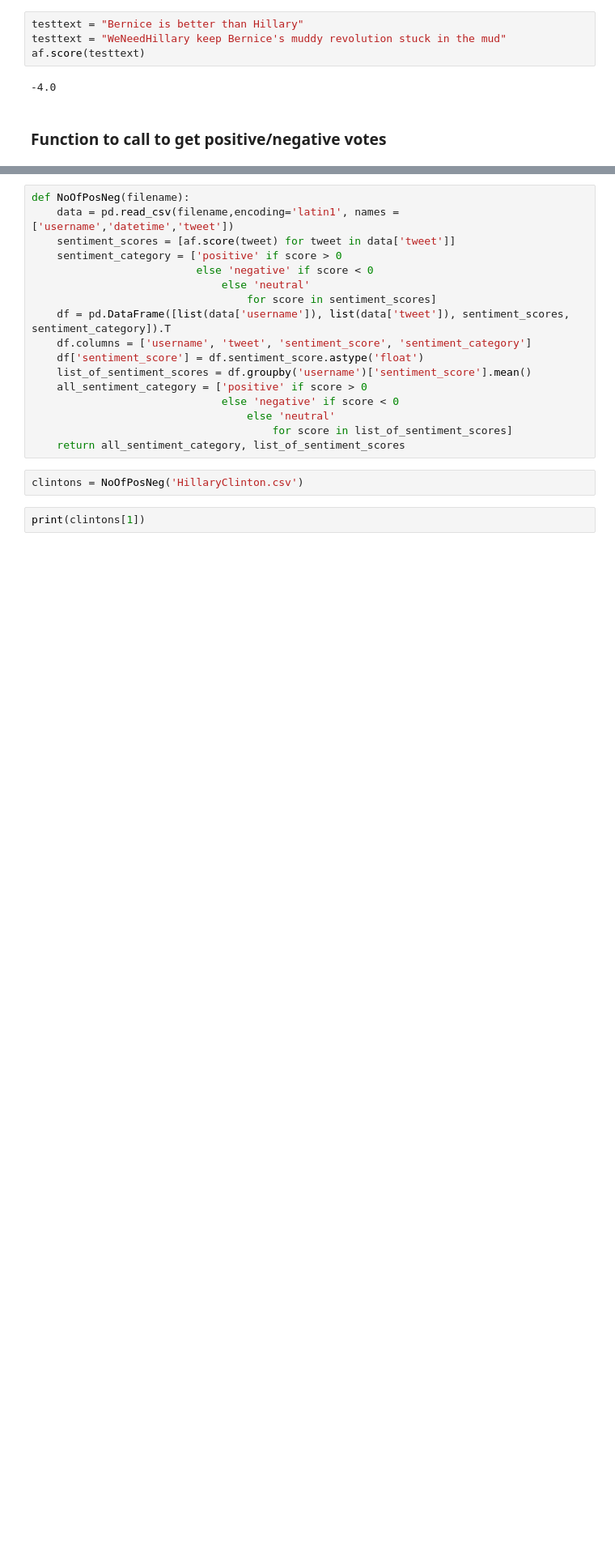
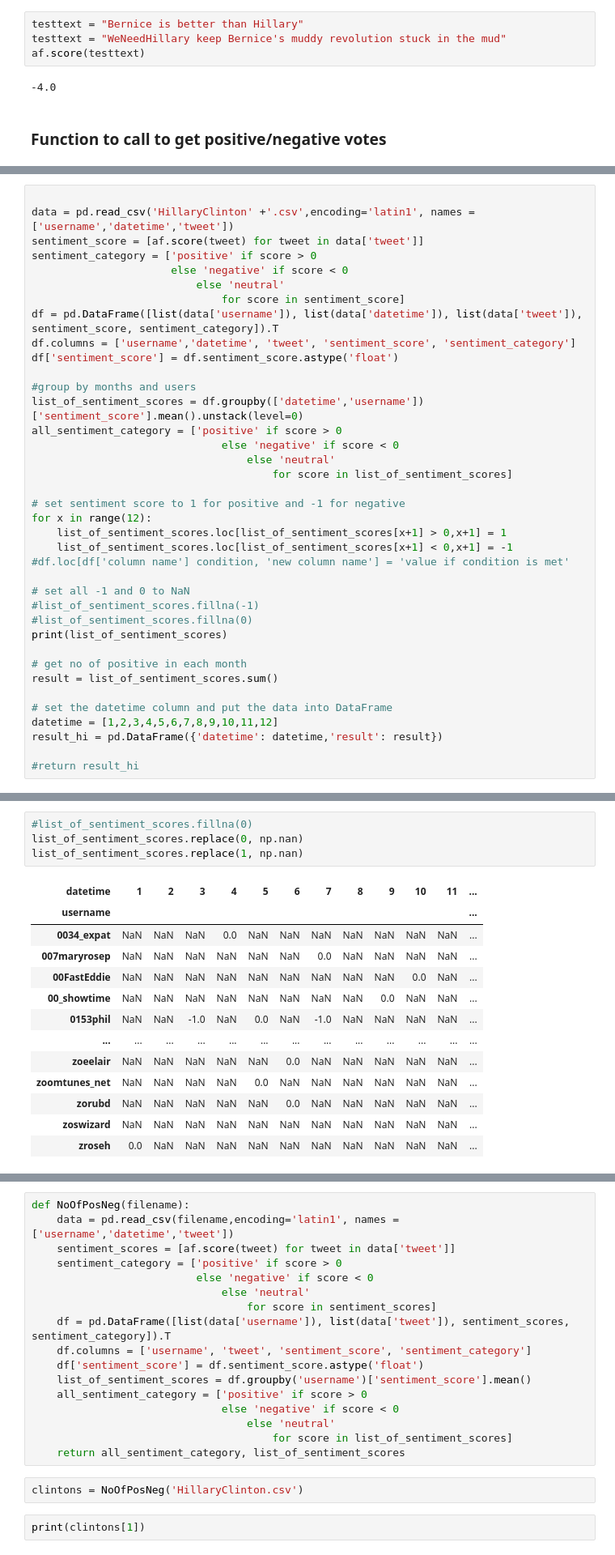
Before and after one commit to jaydenhojingrong/DAP-Best-eggs, a Jupyter notebook: Other Analysis/Other Analysis.ipynb, the cells around one changed output, grey strips where cells are left out. Shown: that part at 81% size. Cells and saved outputs as stored; diff of their text form; blank space fills up the shorter version.

```diff
--- a/Other Analysis/Other Analysis.ipynb
+++ b/Other Analysis/Other Analysis.ipynb
@@ -76,0 +102,38 @@ plt.title("Trump v.s. Hillary\n Positive User per month", y=1.02, fontsize=22);
+# %%
+
+data = pd.read_csv('HillaryClinton' +'.csv',encoding='latin1', names = ['username','datetime','tweet'])
+sentiment_score = [af.score(tweet) for tweet in data['tweet']]
+sentiment_category = ['positive' if score > 0
+                      else 'negative' if score < 0
+                          else 'neutral'
+                              for score in sentiment_score]
+df = pd.DataFrame([list(data['username']), list(data['datetime']), list(data['tweet']), sentiment_score, sentiment_category]).T
+df.columns = ['username','datetime', 'tweet', 'sentiment_score', 'sentiment_category']
+df['sentiment_score'] = df.sentiment_score.astype('float')
+
+#group by months and users
+list_of_sentiment_scores = df.groupby(['datetime','username'])['sentiment_score'].mean().unstack(level=0)
+all_sentiment_category = ['positive' if score > 0
+                              else 'negative' if score < 0
+                                  else 'neutral'
+                                      for score in list_of_sentiment_scores]
+
+# set sentiment score to 1 for positive and -1 for negative
+for x in range(12):
+    list_of_sentiment_scores.loc[list_of_sentiment_scores[x+1] > 0,x+1] = 1
+    list_of_sentiment_scores.loc[list_of_sentiment_scores[x+1] < 0,x+1] = -1
+#df.loc[df['column name'] condition, 'new column name'] = 'value if condition is met'
+
+# set all -1 and 0 to NaN
+#list_of_sentiment_scores.fillna(-1)
+#list_of_sentiment_scores.fillna(0)
+print(list_of_sentiment_scores)
+
+# get no of positive in each month
+result = list_of_sentiment_scores.sum()
+
+# set the datetime column and put the data into DataFrame
+datetime = [1,2,3,4,5,6,7,8,9,10,11,12]
+result_hi = pd.DataFrame({'datetime': datetime,'result': result})
+
+#return result_hi
@@ -76,0 +156,18 @@ plt.title("Trump v.s. Hillary\n Positive User per month", y=1.02, fontsize=22);
+# %%
+#list_of_sentiment_scores.fillna(0)
+list_of_sentiment_scores.replace(0, np.nan)
+list_of_sentiment_scores.replace(1, np.nan)
+# %% [output]
+| datetime | 1 | 2 | 3 | 4 | 5 | 6 | 7 | 8 | 9 | 10 | 11 | ... |
+| username |  |  |  |  |  |  |  |  |  |  |  | ... |
+| 0034_expat | NaN | NaN | NaN | 0.0 | NaN | NaN | NaN | NaN | NaN | NaN | NaN | ... |
+| 007maryrosep | NaN | NaN | NaN | NaN | NaN | NaN | 0.0 | NaN | NaN | NaN | NaN | ... |
+| 00FastEddie | NaN | NaN | NaN | NaN | NaN | NaN | NaN | NaN | NaN | 0.0 | NaN | ... |
+| 00_showtime | NaN | NaN | NaN | NaN | NaN | NaN | NaN | NaN | 0.0 | NaN | NaN | ... |
+| 0153phil | NaN | NaN | -1.0 | NaN | 0.0 | NaN | -1.0 | NaN | NaN | NaN | NaN | ... |
+| ... | ... | ... | ... | ... | ... | ... | ... | ... | ... | ... | ... | ... |
+| zoeelair | NaN | NaN | NaN | NaN | NaN | 0.0 | NaN | NaN | NaN | NaN | NaN | ... |
+| zoomtunes_net | NaN | NaN | NaN | NaN | 0.0 | NaN | NaN | NaN | NaN | NaN | NaN | ... |
+| zorubd | NaN | NaN | NaN | NaN | NaN | 0.0 | NaN | NaN | NaN | NaN | NaN | ... |
+| zoswizard | NaN | NaN | NaN | NaN | NaN | NaN | NaN | NaN | NaN | NaN | NaN | ... |
+| zroseh | 0.0 | NaN | NaN | NaN | NaN | NaN | NaN | NaN | NaN | NaN | NaN | ... |
```
Also changed, not shown: parts of 7 cells of this notebook.
